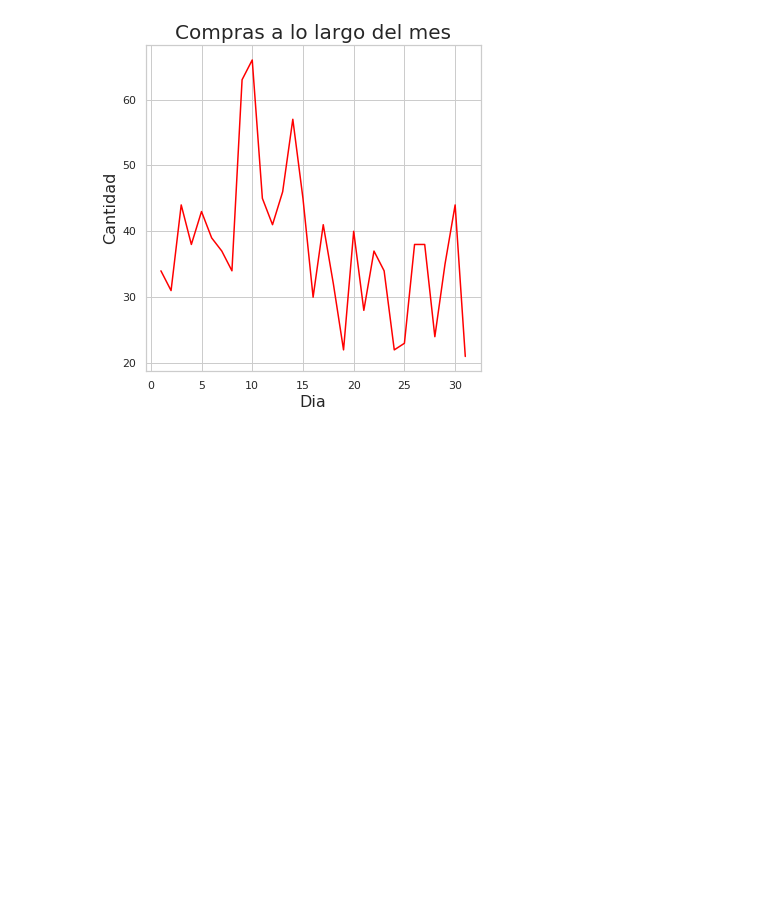
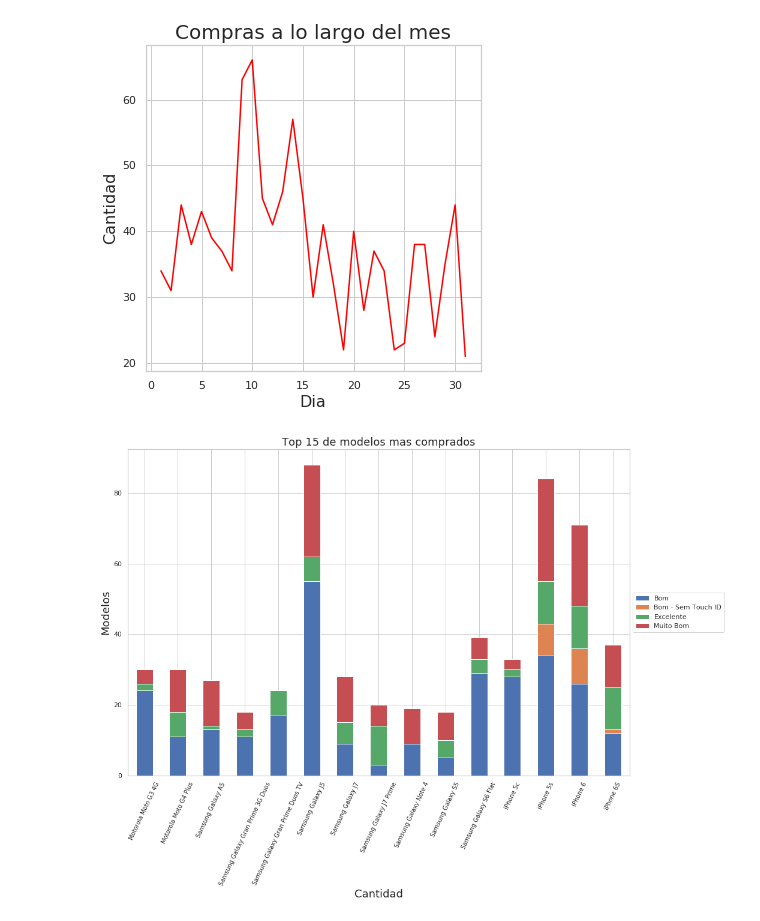
Before and after one commit to jowisaidman/tp1_analisis_exploratorio, a Jupyter notebook: Notebooks/Juli/Untitled.ipynb, the cells around one changed output. Drawn from its saved outputs; the diff is of its cells as text; code cells hidden in the pictures; blank space fills up the shorter version.

Commit message:
Agregados graficos de stck condiction and model

```diff
--- a/Notebooks/Juli/Untitled.ipynb
+++ b/Notebooks/Juli/Untitled.ipynb
@@ -236,3 +235,20 @@ g.set_xlabel('Dia',fontsize = 16)
 g.set_ylabel('Cantidad',fontsize = 16);
 # %% [output]
 [figure]
+# %%
+modelos_mas_vendidos = model['model'].value_counts().sort_values(ascending = False).head(15).index
+
+model_ = conversion.loc[:,['model','condition']]
+model_ = model_.loc[model['model'].isin(modelos_mas_vendidos)]
+model_2 = model_con_condition.groupby(['model','condition']).agg({'condition':'count'}).unstack()
+model_2.columns = model_2.columns.droplevel(0)
+model_2.fillna(0, inplace = True)
+
+model_plot = model_2.plot.bar(stacked = True, color =sns.color_palette(),figsize = (15,10))
+model_plot.set_title('Top 15 de modelos mas comprados',fontsize = 18)
+model_plot.set_xlabel('Cantidad',fontsize = 18)
+model_plot.set_ylabel('Modelos',fontsize = 18)
+model_plot.legend(loc='center left', bbox_to_anchor=(1.0, 0.5));
+model_plot.set_xticklabels(model_plot.get_xticklabels(), rotation = 65, fontsize = 10);
+# %% [output]
+[figure, added]
```
Also changed, not shown: parts of 2 cells of this notebook.
